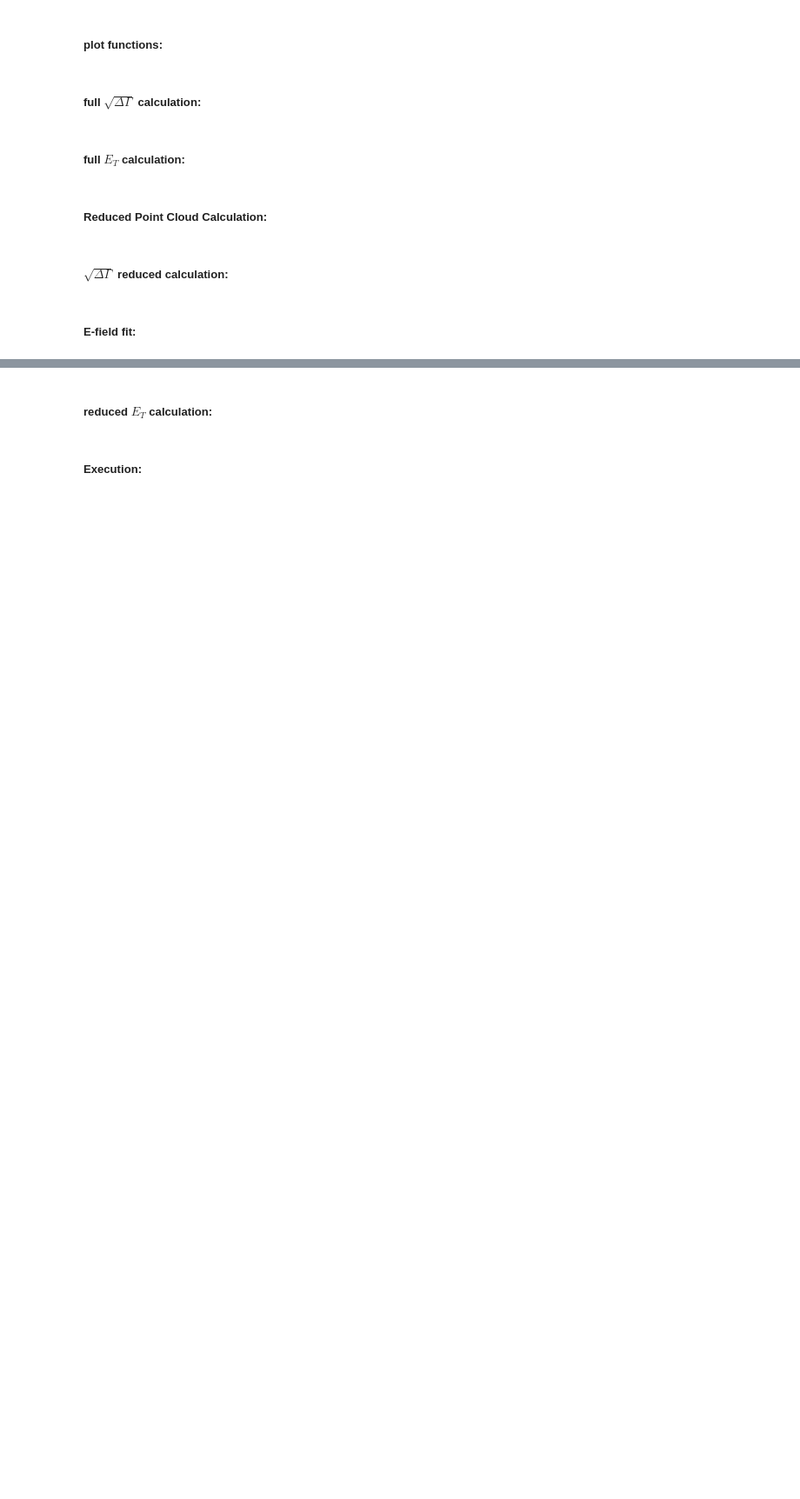
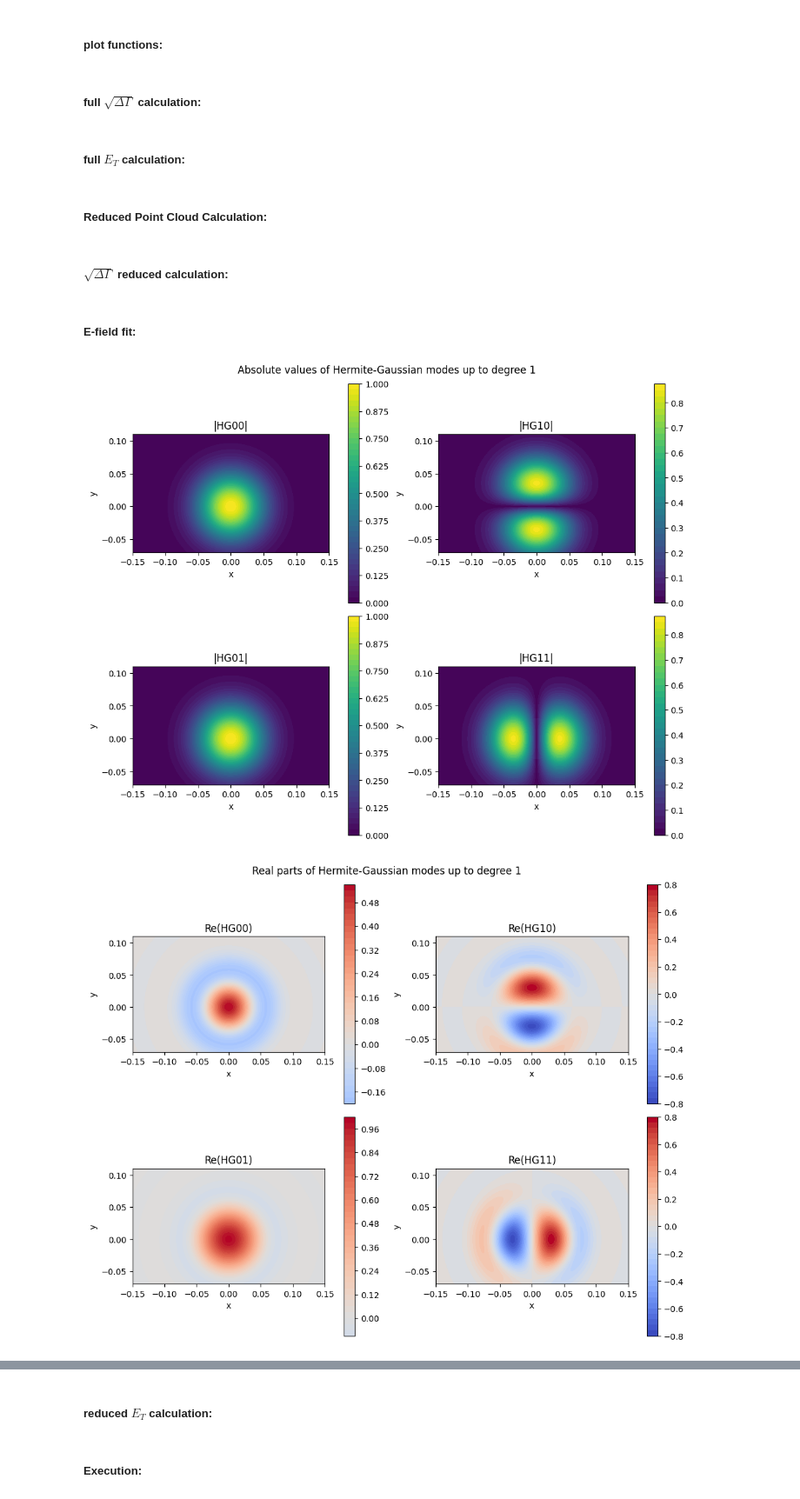
Before and after one commit to nabil-2/spider-bead-pull, a Jupyter notebook: adaptive bead pull.ipynb, the cells around one changed output, grey strips where cells are left out. Shown at 87% size. Cells and saved outputs as stored; diff of their text form; code cells hidden in the pictures; blank space fills up the shorter version.

```diff
--- a/adaptive bead pull.ipynb
+++ b/adaptive bead pull.ipynb
@@ -479,0 +1036,69 @@ def beam_model(x, y, x0, y0, A, s, *weights):
+# %%
+# Plausibility check: HG_00, HG_10, HG_01, HG_11 for the complex beam_model
+if 'x_pos' in globals() and 'y_pos' in globals():
+    x_lin = np.linspace(np.min(x_pos), np.max(x_pos), 200)
+    y_lin = np.linspace(np.min(y_pos), np.max(y_pos), 200)
+else:
+    x_lin = np.linspace(-0.15, 0.15, 200)
+    y_lin = np.linspace(-0.15, 0.15, 200)
+
+X, Y = np.meshgrid(x_lin, y_lin, indexing='ij')
+
+x0, y0 = 0.0, 0.0
+A = 1.0
+s = 0.05
+kappa = 400.0
+
+modes = [
+    ('HG00', (1.0, 0.0, 0.0, 0.0)),
+    ('HG10', (0.0, 0.0, 1.0, 0.0)),
+    ('HG01', (0.0, 1.0, 0.0, 0.0)),
+    ('HG11', (0.0, 0.0, 0.0, 1.0)),
+]
+
+fields = [(name, beam_model(X, Y, x0, y0, A, s, kappa, *w)) for name, w in modes]
+
+# 1) Absolute values
+fig_abs, axes_abs = plt.subplots(2, 2, figsize=(10, 8), constrained_layout=True)
+for ax, (name, field) in zip(axes_abs.ravel(), fields):
+    amp = np.abs(field)
+    im = ax.contourf(X, Y, amp, levels=40, cmap='viridis')
+    ax.set_title(f'|{name}|')
+    ax.set_xlabel('x')
+    ax.set_ylabel('y')
+    ax.set_aspect('equal', adjustable='box')
+    fig_abs.colorbar(im, ax=ax)
+fig_abs.suptitle('Absolute values of Hermite-Gaussian modes up to degree 1')
+
+# 2) Real parts
+fig_re, axes_re = plt.subplots(2, 2, figsize=(10, 8), constrained_layout=True)
+for ax, (name, field) in zip(axes_re.ravel(), fields):
+    re_field = np.real(field)
+    vmax = np.nanmax(np.abs(re_field))
+    vmax = vmax if np.isfinite(vmax) and vmax > 0 else 1.0
+    im = ax.contourf(X, Y, re_field, levels=40, cmap='coolwarm', vmin=-vmax, vmax=vmax)
+    ax.set_title(f'Re({name})')
+    ax.set_xlabel('x')
+    ax.set_ylabel('y')
+    ax.set_aspect('equal', adjustable='box')
+    fig_re.colorbar(im, ax=ax)
+fig_re.suptitle('Real parts of Hermite-Gaussian modes up to degree 1')
+
+# 3) Imaginary parts
+fig_im, axes_im = plt.subplots(2, 2, figsize=(10, 8), constrained_layout=True)
+for ax, (name, field) in zip(axes_im.ravel(), fields):
+    im_field = np.imag(field)
+    vmax = np.nanmax(np.abs(im_field))
+    vmax = vmax if np.isfinite(vmax) and vmax > 0 else 1.0
+    im = ax.contourf(X, Y, im_field, levels=40, cmap='coolwarm', vmin=-vmax, vmax=vmax)
+    ax.set_title(f'Im({name})')
+    ax.set_xlabel('x')
+    ax.set_ylabel('y')
+    ax.set_aspect('equal', adjustable='box')
+    fig_im.colorbar(im, ax=ax)
+fig_im.suptitle('Imaginary parts of Hermite-Gaussian modes up to degree 1')
+
+plt.show()
+# %% [output]
+[figure, added]
+[figure, added]
```
Also changed, not shown: parts of 15 cells of this notebook, 2 other files.
